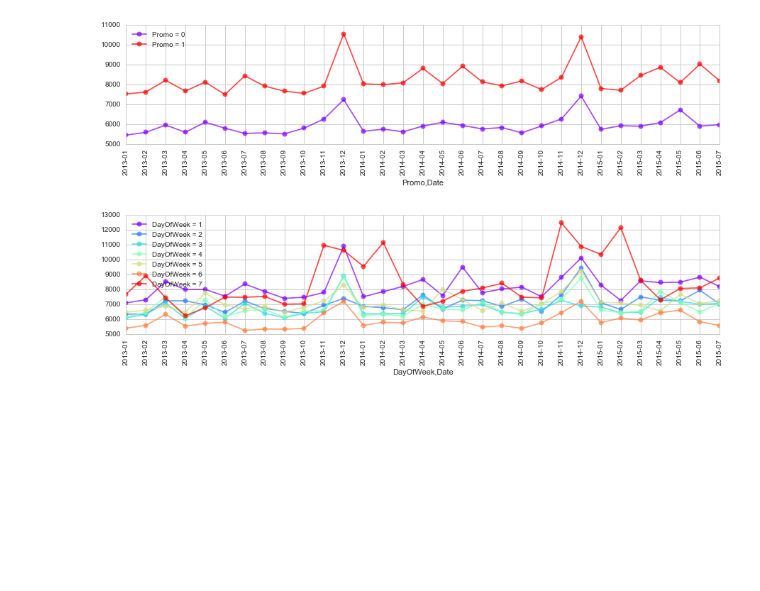
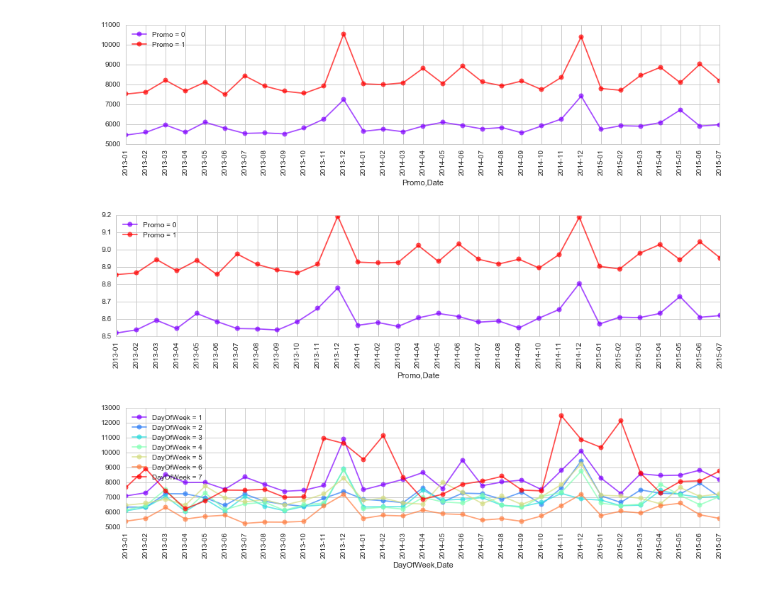
Before and after one commit to rocket-ron/kaggle, a Jupyter notebook: rossman/Exploratory_3.ipynb, the cells around one changed output. Drawn from its saved outputs; the diff is of its cells as text; code cells hidden in the pictures; blank space fills up the shorter version.

```diff
--- a/rossman/Exploratory_3.ipynb
+++ b/rossman/Exploratory_3.ipynb
@@ -327,7 +349,7 @@ from matplotlib.dates import MonthLocator, WeekdayLocator, DateFormatter
 
 import datetime
 
-def PlotAvgSalesByGroup(group, storeId=None, dim=None, daily=False, marker='o', alpha=0.7, **kwargs):
+def PlotAvgSalesByGroup(group, storeId=None, y='Sales', dim=None, daily=False, marker='o', alpha=0.7, **kwargs):
     stores = [None]
     if type(storeId) is list:
         stores = storeId
@@ -367,7 +389,7 @@ def PlotAvgSalesByGroup(group, storeId=None, dim=None, daily=False, marker='o',
             for groupItem, c in zip(train_df_by_group.groups.keys(), colors):
                 # Note: Here we use .loc instead of .ix, otherwise will have problem if groupItem is an integer, as
                 #       df.ix[[0]] will give you the first row instead of the first level of a multi-index df
-                ax = monthly_data.loc[[groupItem]].plot(y='Sales', ax=axis, marker=marker,
+                ax = monthly_data.loc[[groupItem]].plot(y=y, ax=axis, marker=marker,
                          legend=False, label=None, color=c, rot=0, alpha=alpha, **kwargs)
 
                 labels.append(str(group) + " = " + str(groupItem))
@@ -381,7 +403,7 @@ def PlotAvgSalesByGroup(group, storeId=None, dim=None, daily=False, marker='o',
                 # g[0] = name of the group
                 # g[1] = dataFrame holding that group
                 d = g[1].sort_index()
-                ax = axis.plot_date(x=d.index.tolist(), y=d['Sales'].tolist(), color=c, marker=marker,
+                ax = axis.plot_date(x=d.index.tolist(), y=d[y].tolist(), color=c, marker=marker,
                                     alpha=alpha, **kwargs)
                 labels.append(str(group) + " = " + str(g[0]))
 
@@ -399,6 +419,10 @@ t = train_df.groupby('Promo')
 PlotAvgSalesByGroup('Promo')
 # %% [output]
 [figure]
+# %%
+PlotAvgSalesByGroup('Promo', y='logSales')
+# %% [output]
+[figure, added]
 # %%
 PlotAvgSalesByGroup('DayOfWeek')
 # %% [output]
```
Also changed, not shown: parts of 8 cells of this notebook.
